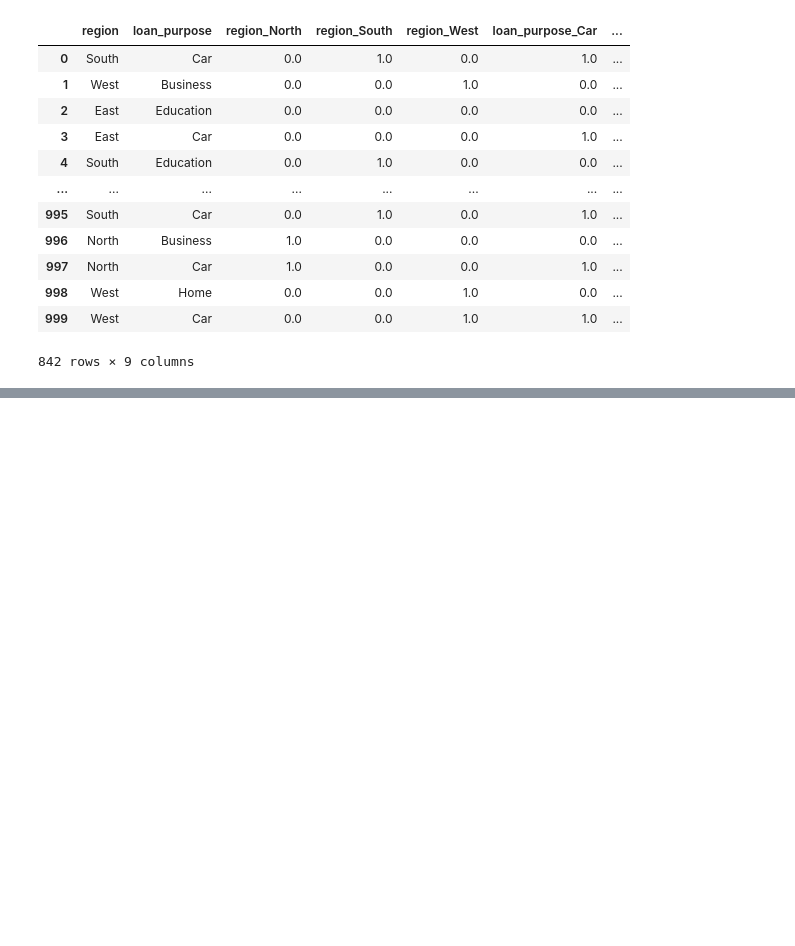
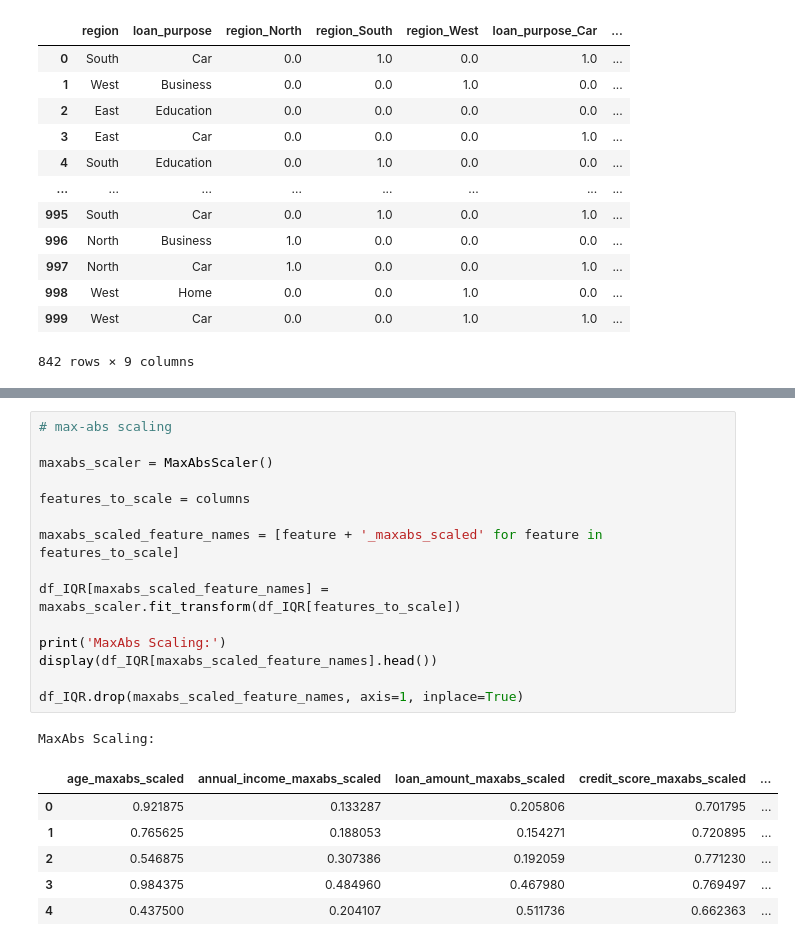
Before and after one commit to Maitrak-2661/data-preprocessing-and-feature-engineering, a Jupyter notebook: final pr/Holistic_data preparer.ipynb, the cells around one changed output, grey strips where cells are left out. Saved outputs shown, nothing was run; the diff lists cells and outputs as text; blank space fills up the shorter version.

```diff
--- a/final pr/Holistic_data preparer.ipynb
+++ b/final pr/Holistic_data preparer.ipynb
@@ -785,0 +990,23 @@ New columns added: ['region_North', 'region_South', 'region_West', 'loan_purpose
+# %%
+# max-abs scaling
+
+maxabs_scaler = MaxAbsScaler()
+
+features_to_scale = columns
+
+maxabs_scaled_feature_names = [feature + '_maxabs_scaled' for feature in features_to_scale]
+
+df_IQR[maxabs_scaled_feature_names] = maxabs_scaler.fit_transform(df_IQR[features_to_scale])
+
+print('MaxAbs Scaling:')
+display(df_IQR[maxabs_scaled_feature_names].head())
+
+df_IQR.drop(maxabs_scaled_feature_names, axis=1, inplace=True)
+# %% [output]
+MaxAbs Scaling:
+|  | age_maxabs_scaled | annual_income_maxabs_scaled | loan_amount_maxabs_scaled | credit_score_maxabs_scaled | ... |
+| 0 | 0.921875 | 0.133287 | 0.205806 | 0.701795 | ... |
+| 1 | 0.765625 | 0.188053 | 0.154271 | 0.720895 | ... |
+| 2 | 0.546875 | 0.307386 | 0.192059 | 0.771230 | ... |
+| 3 | 0.984375 | 0.484960 | 0.467980 | 0.769497 | ... |
+| 4 | 0.437500 | 0.204107 | 0.511736 | 0.662363 | ... |
```
Also changed, not shown: parts of 14 cells of this notebook.
